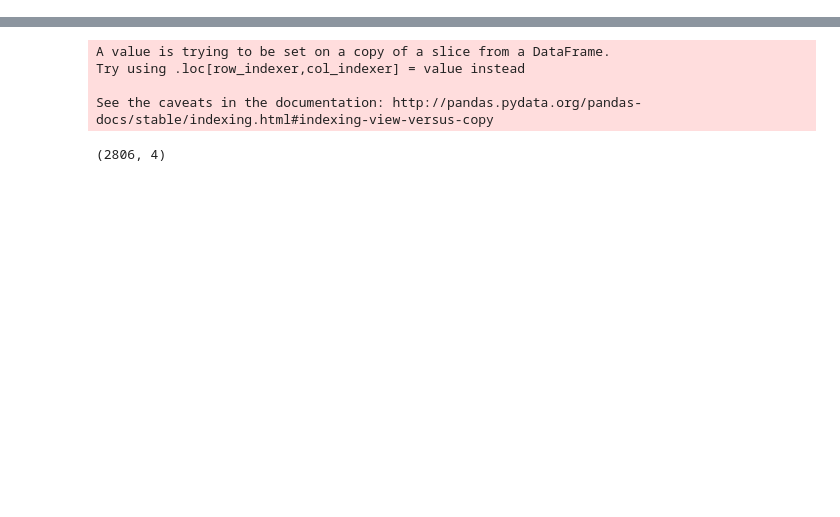
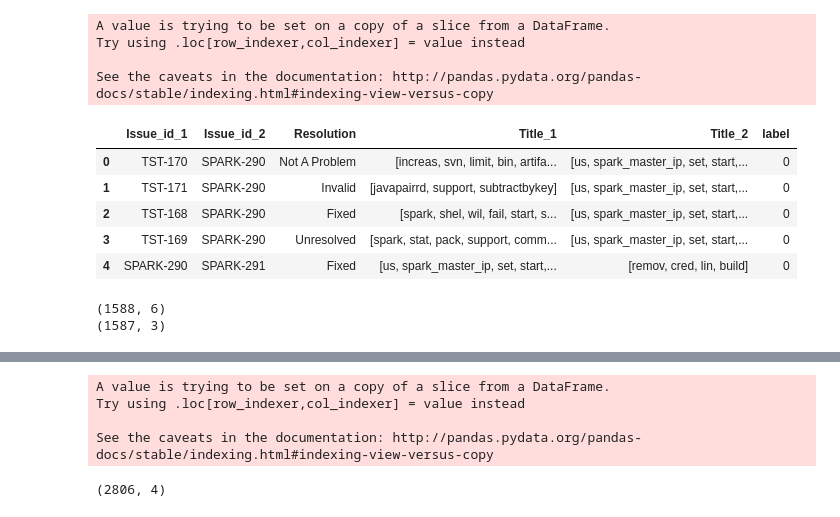
Before and after one commit to preke/CNN_based_sentences_similarity, a Jupyter notebook: codes/Untitled.ipynb, the cells around one changed output, grey strips where cells are left out. Saved outputs shown, nothing was run; the diff lists cells and outputs as text; code cells hidden in the pictures; blank space fills up the shorter version.

```diff
--- a/codes/Untitled.ipynb
+++ b/codes/Untitled.ipynb
@@ -4,0 +6,61 @@ import numpy as np
+# %%
+    data_path = '../datas/spark.csv'
+    df = pd.read_csv(open(data_path, 'rU'))
+    df['Duplicate_null'] = df['Duplicated_issue'].apply(lambda x : pd.isnull(x))
+    prep = Preprocess()
+    df['Desc_list'] = df['Title'].apply(lambda x : prep.stem_and_stop_removal(x))
+    # Positive samples
+    df_data = df[df['Duplicate_null'] == False]
+
+
+    df_field = df_data[['Issue_id', 'Desc_list', 'Duplicated_issue', 'Resolution']]
+    df_field['dup_list'] = df_field['Duplicated_issue'].apply(lambda x: x.split(';'))
+    Dup_list = []
+    for i,r in df_field.iterrows():
+        for dup in r['dup_list']:
+            if int(r['Issue_id'].split('-')[1]) < int(dup.split('-')[1]):
+                if dup.startswith('SPARK'):
+                    Dup_list.append([r['Issue_id'], dup, r['Resolution']])
+    df_pairs_pos = pd.DataFrame(Dup_list, columns = ['Issue_id_1', 'Issue_id_2', 'Resolution'])
+
+    # Negative samples
+    neg_dup_list = []
+    cnt = 0
+    for i,r in df.iterrows():
+        if r['Duplicate_null'] == True:
+            j = 1
+            try:
+                while not df.ix[i+j]['Issue_id'].startswith('SPARK'):
+                    j += 1
+                neg_dup_list.append([r['Issue_id'], df.ix[i+j]['Issue_id'], r['Resolution']])
+                cnt += 1
+            except:
+                print traceback.print_exc()
+
+        if cnt > len(Dup_list):
+            break
+
+    df_pairs_neg = pd.DataFrame(neg_dup_list, columns = ['Issue_id_1', 'Issue_id_2', 'Resolution'])
+# %% [output]
+A value is trying to be set on a copy of a slice from a DataFrame.
+Try using .loc[row_indexer,col_indexer] = value instead
+
+See the caveats in the documentation: http://pandas.pydata.org/pandas-docs/stable/indexing.html#indexing-view-versus-copy
+# %%
+df_pairs_neg['Title_1'] = df_pairs_neg['Issue_id_1'].apply(lambda x: list(df[df['Issue_id'] == x]['Desc_list'])[0])
+df_pairs_neg['Title_2'] = df_pairs_neg['Issue_id_2'].apply(lambda x: list(df[df['Issue_id'] == x]['Desc_list'])[0])
+df_pairs_neg['label'] = 0
+df_pairs_neg.head()
+# %% [output]
+|  | Issue_id_1 | Issue_id_2 | Resolution | Title_1 | Title_2 | label |
+| 0 | TST-170 | SPARK-290 | Not A Problem | [increas, svn, limit, bin, artifa... | [us, spark_master_ip, set, start,... | 0 |
+| 1 | TST-171 | SPARK-290 | Invalid | [javapairrd, support, subtractbykey] | [us, spark_master_ip, set, start,... | 0 |
+| 2 | TST-168 | SPARK-290 | Fixed | [spark, shel, wil, fail, start, s... | [us, spark_master_ip, set, start,... | 0 |
+| 3 | TST-169 | SPARK-290 | Unresolved | [spark, stat, pack, support, comm... | [us, spark_master_ip, set, start,... | 0 |
+| 4 | SPARK-290 | SPARK-291 | Fixed | [us, spark_master_ip, set, start,... | [remov, cred, lin, build] | 0 |
+# %%
+print df_pairs_neg.shape
+print df_pairs_pos.shape
+# %% [output]
+(1588, 6)
+(1587, 3)
```
Also changed, not shown: parts of 5 cells of this notebook, 5 other files.
